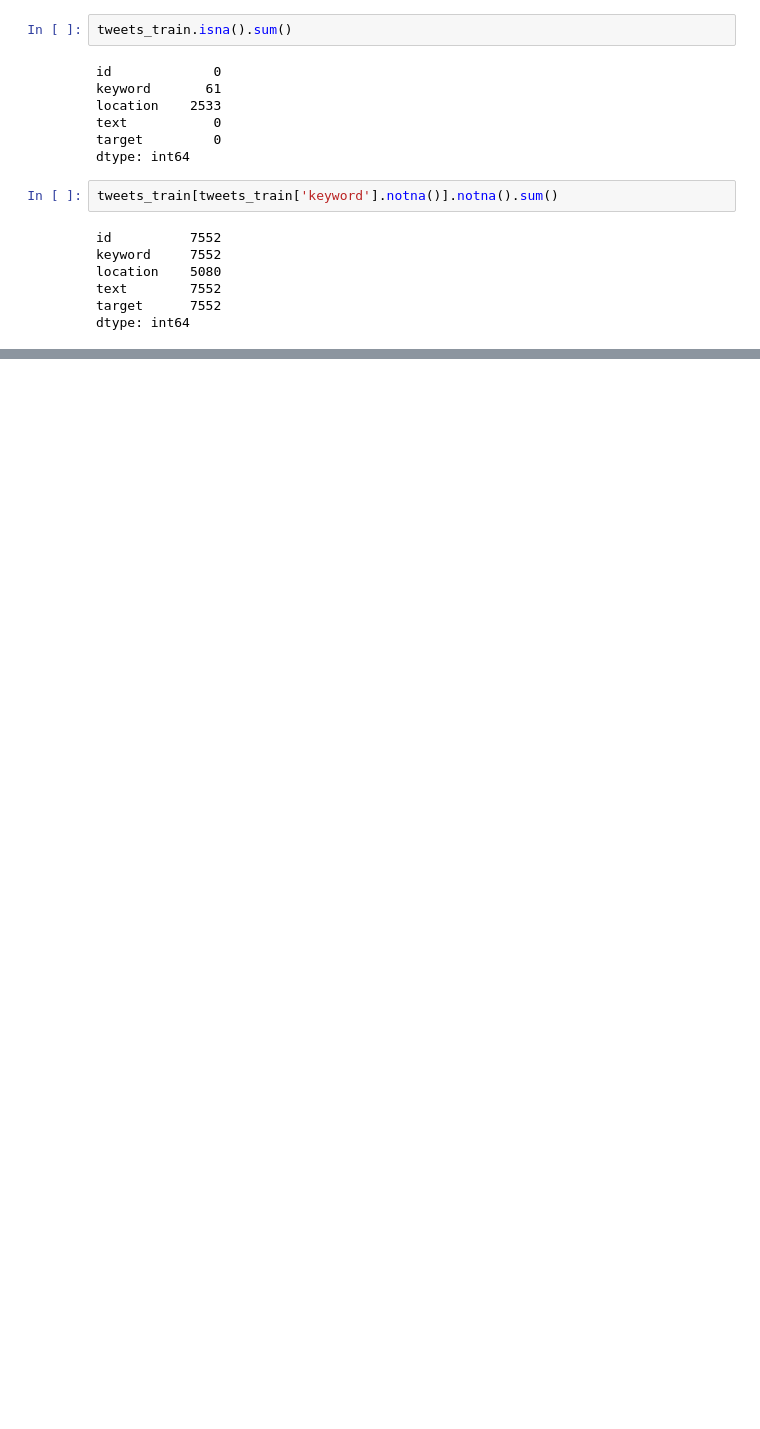
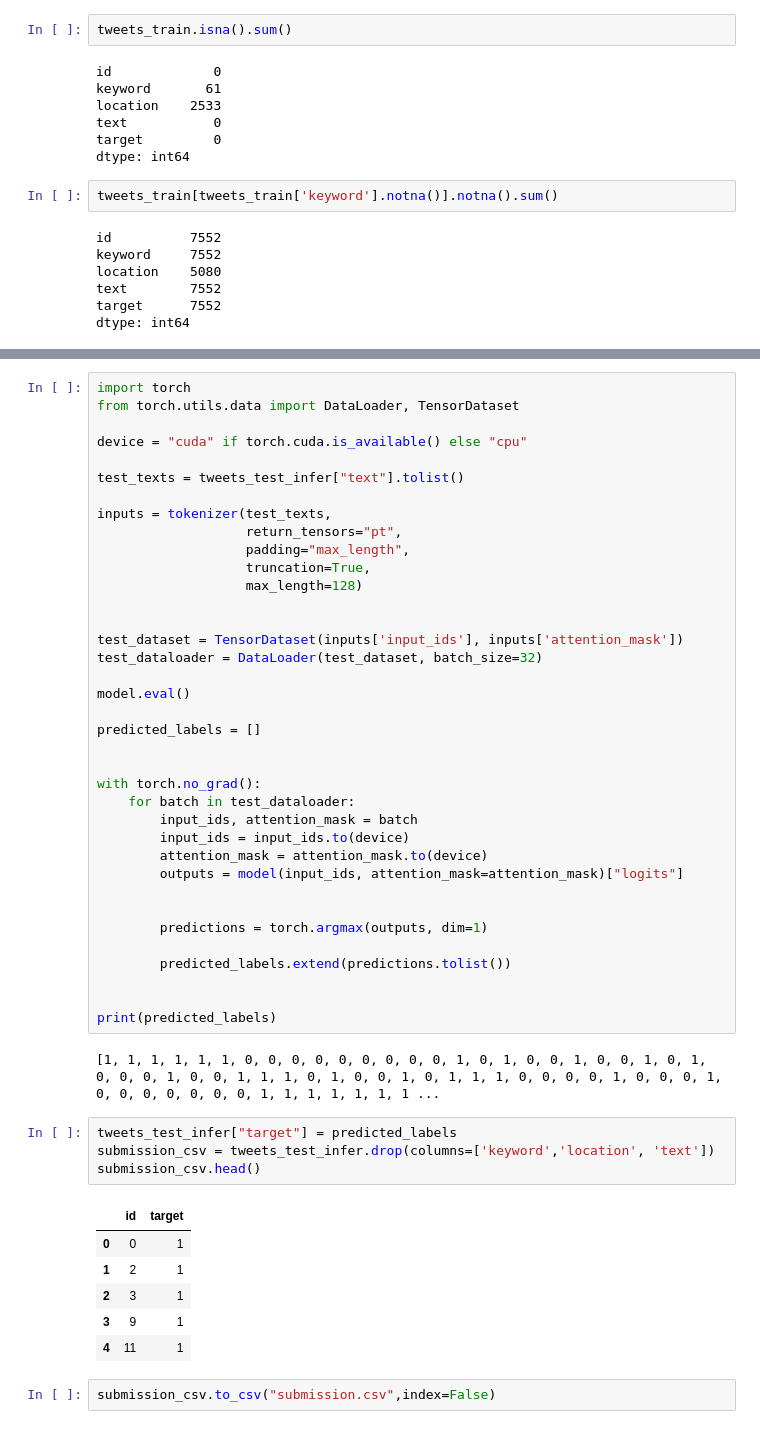
Before and after one commit to jijinexp/kaggle-competitions, a Jupyter notebook: disaster-tweets/disaster_tweets_nlp.ipynb, the cells around one changed output, grey strips where cells are left out. Saved outputs shown, nothing was run; the diff lists cells and outputs as text; blank space fills up the shorter version.

```diff
--- a/disaster-tweets/disaster_tweets_nlp.ipynb
+++ b/disaster-tweets/disaster_tweets_nlp.ipynb
@@ -148,0 +354,52 @@ tokz.vocab['▁Forgive']
+# %%
+import torch
+from torch.utils.data import DataLoader, TensorDataset
+
+device = "cuda" if torch.cuda.is_available() else "cpu"
+
+test_texts = tweets_test_infer["text"].tolist()
+
+inputs = tokenizer(test_texts,
+                   return_tensors="pt",
+                   padding="max_length",
+                   truncation=True,
+                   max_length=128)
+
+
+test_dataset = TensorDataset(inputs['input_ids'], inputs['attention_mask'])
+test_dataloader = DataLoader(test_dataset, batch_size=32)
+
+model.eval()
+
+predicted_labels = []
+
+
+with torch.no_grad():
+    for batch in test_dataloader:
+        input_ids, attention_mask = batch
+        input_ids = input_ids.to(device)
+        attention_mask = attention_mask.to(device)
+        outputs = model(input_ids, attention_mask=attention_mask)["logits"]
+
+
+        predictions = torch.argmax(outputs, dim=1)
+
+        predicted_labels.extend(predictions.tolist())
+
+
+print(predicted_labels)
+# %% [output]
+[1, 1, 1, 1, 1, 1, 0, 0, 0, 0, 0, 0, 0, 0, 0, 1, 0, 1, 0, 0, 1, 0, 0, 1, 0, 1, 0, 0, 0, 1, 0, 0, 1, 1, 1, 0, 1, 0, 0, 1, 0, 1, 1, 1, 0, 0, 0, 0, 1, 0, 0, 0, 1, 0, 0, 0, 0, 0, 0, 0, 1, 1, 1, 1, 1, 1, 1 ...
+# %%
+tweets_test_infer["target"] = predicted_labels
+submission_csv = tweets_test_infer.drop(columns=['keyword','location', 'text'])
+submission_csv.head()
+# %% [output]
+|  | id | target |
+| 0 | 0 | 1 |
+| 1 | 2 | 1 |
+| 2 | 3 | 1 |
+| 3 | 9 | 1 |
+| 4 | 11 | 1 |
+# %%
+submission_csv.to_csv("submission.csv",index=False)
```
Also changed, not shown: parts of 35 cells of this notebook.
